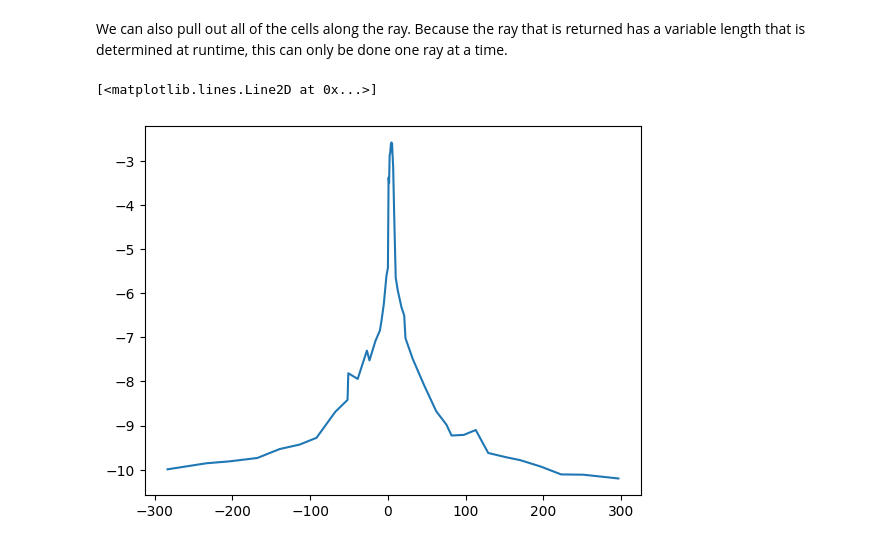
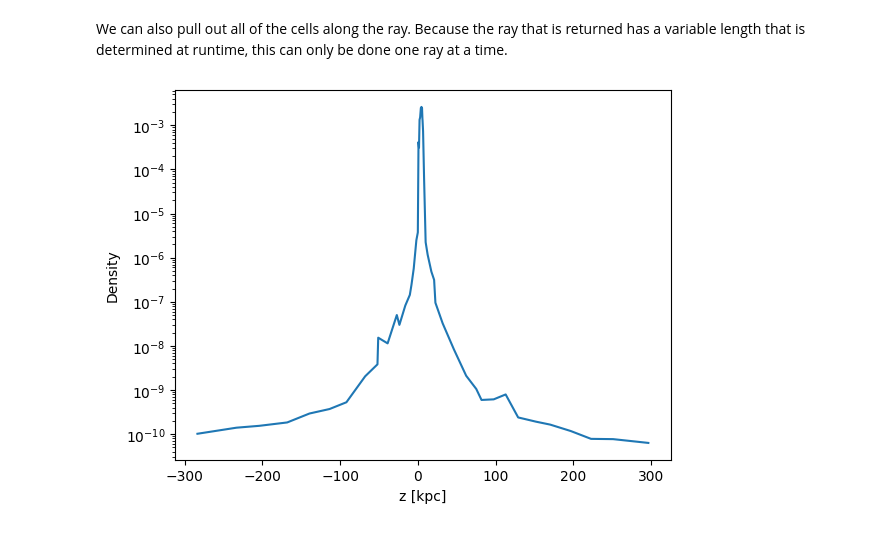
Before and after one commit to gusbeane/vortrace, a Jupyter notebook: notebooks/QuickStart.ipynb, the cells around one changed output. Drawn from its saved outputs; the diff is of its cells as text; code cells hidden in the pictures.

```diff
--- a/notebooks/QuickStart.ipynb
+++ b/notebooks/QuickStart.ipynb
@@ -120,7 +111,9 @@ pt_end = np.array([BoxSize/2. + 3, BoxSize/2. + 10.5, BoxSize])
 
 dens, cell_ids, s_vals, ds_vals = pc.single_projection(pt_start, pt_end)
 # %%
-plt.plot(s_vals - BoxSize/2., np.log10(rho[cell_ids]))
+fig, ax = vt.plot.plot_ray(s_vals - BoxSize/2., rho[cell_ids])
+ax.set_xlabel('z [kpc]')
+ax.set_ylabel('Density')
+plt.show()
 # %% [output]
-[<matplotlib.lines.Line2D at 0x...>]
-[figure, old version]
+[figure, new version]
```
Also changed, not shown: parts of 9 cells of this notebook.
